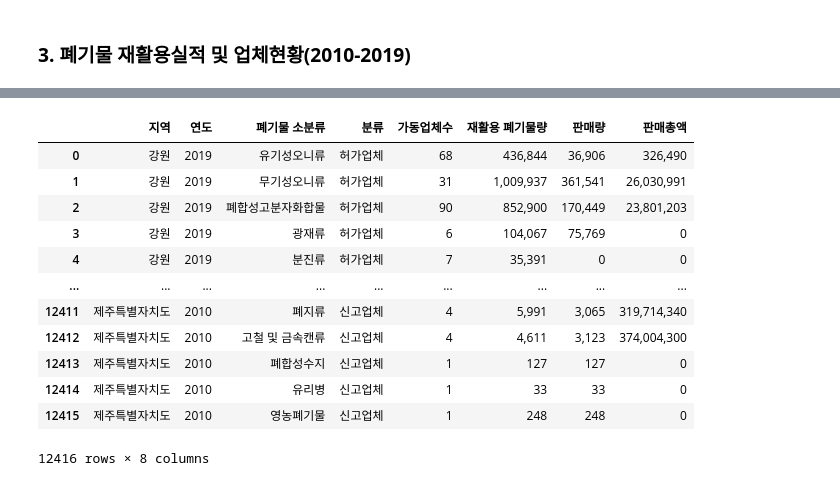
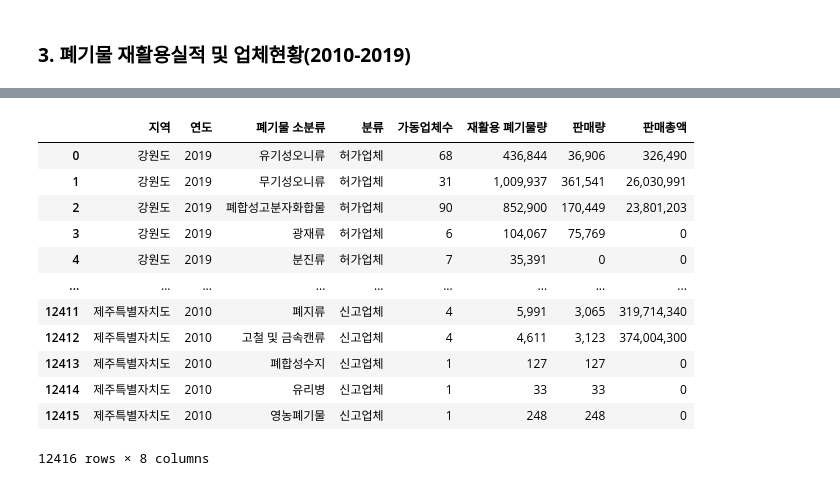
Before and after one commit to huitaek/project_mini_analyze_waste, a Jupyter notebook: src/data_cleansing_hitagi.ipynb, the cells around one changed output, grey strips where cells are left out. Drawn from its saved outputs; the diff is of its cells as text; code cells hidden in the pictures.

```diff
--- a/src/data_cleansing_hitagi.ipynb
+++ b/src/data_cleansing_hitagi.ipynb
@@ -368,3 +368,12 @@ df = df.drop(index=df[condition].index)
 df = df.drop(columns=['폐기물'])
 
 df = df.reset_index(drop=True)
+# %%
+# 시도 명칭 통일
+
+df['지역'].replace({'강원':'강원도', '경기':'경기도', '경남':'경상남도', '경북':'경상북도', '광주':'광주광역시', '대구':'대구광역시',
+                   '대전':'대전광역시', '부산':'부산광역시', '서울':'서울특별시', '세종':'세종특별자치시', '울산':'울산광역시',
+                   '인천':'인천광역시', '전남':'전라남도', '전북':'전라북도', '제주':'제주특별자치도', '충남':'충청남도', '충북':'충청북도',
+                   '제주도':'제주특별자치도'}, inplace=True)
+
+df['지역'].unique()
@@ -371,16 +385,16 @@ df = df.reset_index(drop=True)
 # %%
 # tidy data csv 파일로 저장
-this_file_path = get_file_dir('refined','폐기물 재활용실적 및 업체현황(2010-2019).csv')
+this_file_path = get_file_dir('refined','폐기물 재활용실적 및 업체현황(10-19).csv')
 df.to_csv(this_file_path, index=False)
 
 pd.read_csv(this_file_path)
 # %% [output]
 |  | 지역 | 연도 | 폐기물 소분류 | 분류 | 가동업체수 | 재활용 폐기물량 | 판매량 | 판매총액 |
-| 0 | 강원 | 2019 | 유기성오니류 | 허가업체 | 68 | 436,844 | 36,906 | 326,490 |
-| 1 | 강원 | 2019 | 무기성오니류 | 허가업체 | 31 | 1,009,937 | 361,541 | 26,030,991 |
-| 2 | 강원 | 2019 | 폐합성고분자화합물 | 허가업체 | 90 | 852,900 | 170,449 | 23,801,203 |
-| 3 | 강원 | 2019 | 광재류 | 허가업체 | 6 | 104,067 | 75,769 | 0 |
-| 4 | 강원 | 2019 | 분진류 | 허가업체 | 7 | 35,391 | 0 | 0 |
+| 0 | 강원도 | 2019 | 유기성오니류 | 허가업체 | 68 | 436,844 | 36,906 | 326,490 |
+| 1 | 강원도 | 2019 | 무기성오니류 | 허가업체 | 31 | 1,009,937 | 361,541 | 26,030,991 |
+| 2 | 강원도 | 2019 | 폐합성고분자화합물 | 허가업체 | 90 | 852,900 | 170,449 | 23,801,203 |
+| 3 | 강원도 | 2019 | 광재류 | 허가업체 | 6 | 104,067 | 75,769 | 0 |
+| 4 | 강원도 | 2019 | 분진류 | 허가업체 | 7 | 35,391 | 0 | 0 |
 | ... | ... | ... | ... | ... | ... | ... | ... | ... |
 | 12411 | 제주특별자치도 | 2010 | 폐지류 | 신고업체 | 4 | 5,991 | 3,065 | 319,714,340 |
 | 12412 | 제주특별자치도 | 2010 | 고철 및 금속캔류 | 신고업체 | 4 | 4,611 | 3,123 | 374,004,300 |
```
Also changed, not shown: parts of 1 cell of this notebook, 2 other files.
